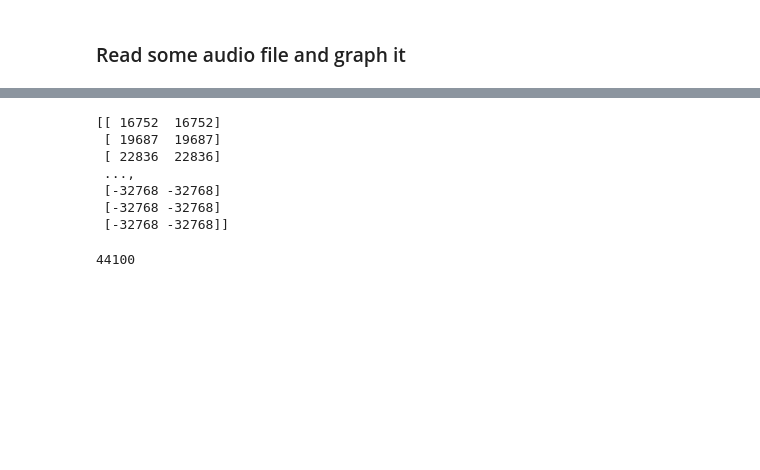
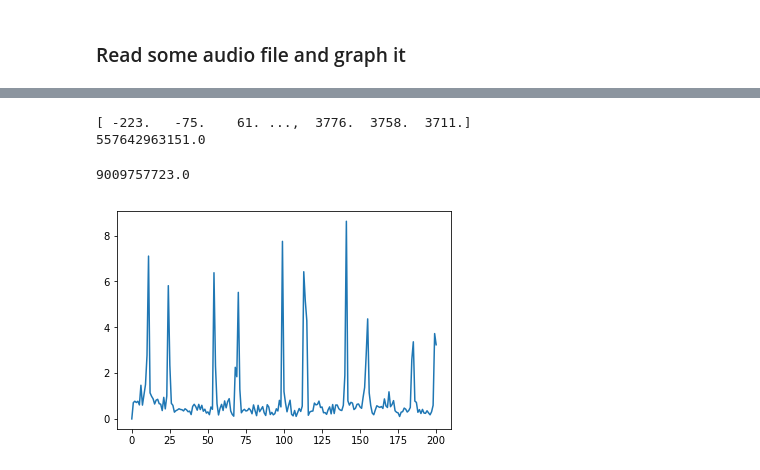
Before and after one commit to lkang/musichackday_1a, a Jupyter notebook: audiographs.ipynb, the cells around one changed output, grey strips where cells are left out. Saved outputs shown, nothing was run; the diff lists cells and outputs as text; code cells hidden in the pictures; blank space fills up the shorter version.

```diff
--- a/audiographs.ipynb
+++ b/audiographs.ipynb
@@ -25,14 +50,34 @@ plt.show()
+# %%
+ambient_data = data[data_start:(data_start+ambient_data_size),0]
+
+print(ambient_data)
+
+ambient_energy = total_energy(ambient_data)
+
+print(ambient_energy)
+# %% [output]
+[ -223.   -75.    61. ...,  3776.  3758.  3711.]
+557642963151.0
+# %%
+# A 1024 sample could be a beat. Test calculation of the energy
+
+beat_energy = total_energy(data[data_start:(data_start+beat_sample_size), 0])
 # %%
-print(data)
+print(beat_energy)
 # %% [output]
-[[ 16752  16752]
- [ 19687  19687]
- [ 22836  22836]
- ...,
- [-32768 -32768]
- [-32768 -32768]
- [-32768 -32768]]
+9009757723.0
-# %%
-print(rate)
-# %% [output]
-44100
+# %%
+sample_range = range(samples)
+
+beats = np.zeros(1)
+
+for sample in sample_range:
+    sample_start = data_start + sample * beat_sample_size
+    beat_energy = total_energy(data[sample_start:(sample_start+beat_sample_size), 0])
+    beat_ratio = beat_energy / (ambient_energy/44)
+    beats = np.append(beats, beat_ratio)
+# %%
+plt.plot(beats)
+plt.show()
+# %% [output]
+[figure, added]
```
Also changed, not shown: parts of 7 cells of this notebook.
